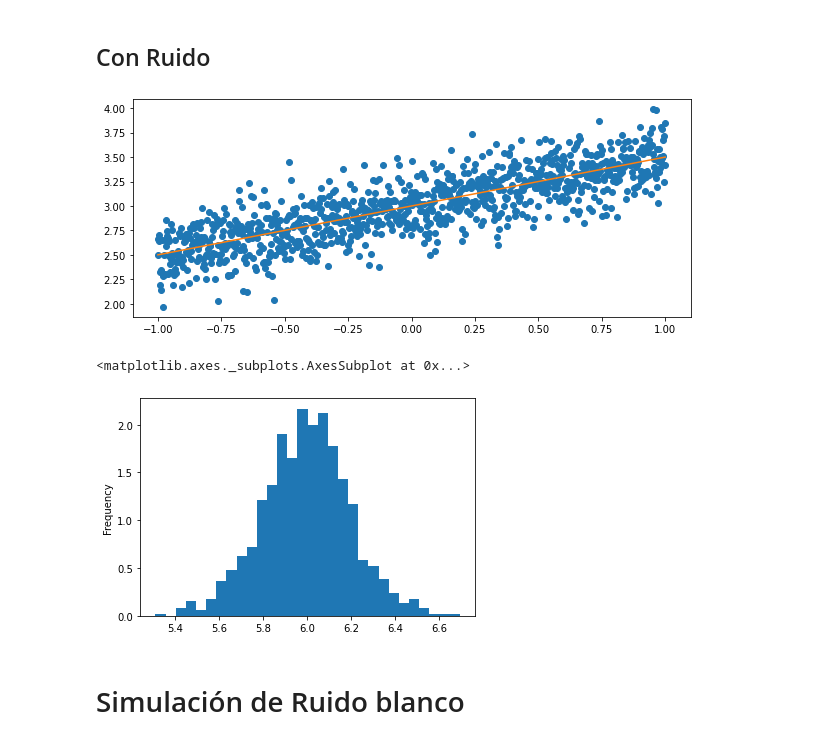
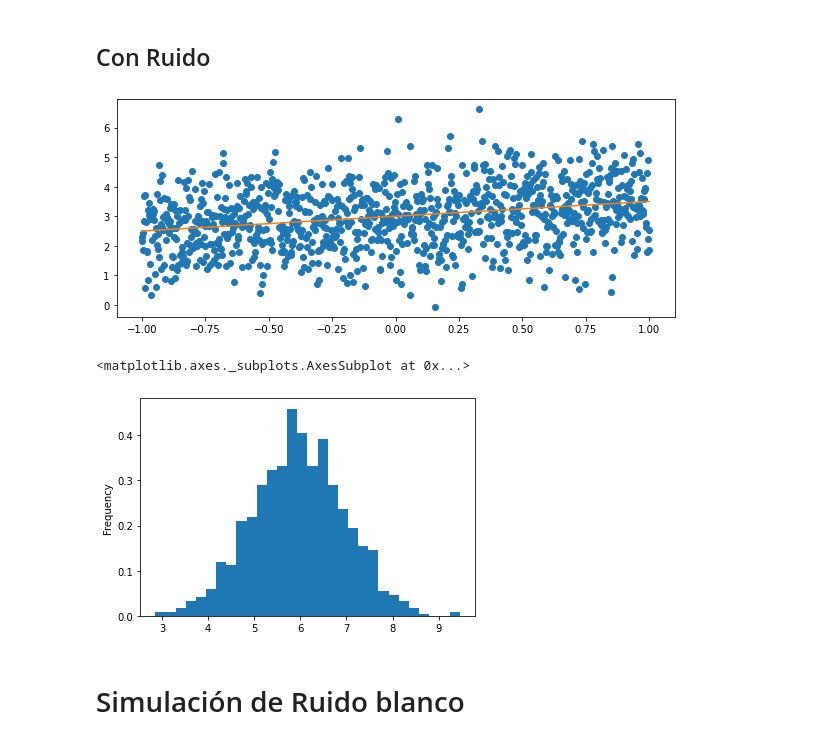
Before and after one commit to AnIsAsPe/Prediccion_de_Riesgo_python, a Jupyter notebook: notebooks/regresión,_ruido_y_series_de_tiempo.ipynb, the cells around one changed output. Drawn from its saved outputs; the diff is of its cells as text; code cells hidden in the pictures.

```diff
--- a/notebooks/regresión,_ruido_y_series_de_tiempo.ipynb
+++ b/notebooks/regresión,_ruido_y_series_de_tiempo.ipynb
@@ -47,22 +47,22 @@ plt.show()
 # %%
 m = 0.5
 b = 3
-sigma = 0.2
+sigma = 1
 
 fig = plt.figure(figsize = (10, 4))
 xs, ys = genera_puntos_regresion(m, b, sigma, size=1000)
 
 plt.plot(xs, ys, 'o')
 plt.plot(xs, m * xs + b)
 plt.show()
 # %% [output]
-[figure, old version]
+[figure, new version]
 # %%
 errores = ys -  m * xs + b
 pd.Series(errores).plot.hist(bins=30, density = True)
 # %% [output]
 <matplotlib.axes._subplots.AxesSubplot at 0x...>
-[figure, old version]
+[figure, new version]
 # %% [markdown]
 # Simulación de Ruido blanco
 # %% [markdown]
```
Also changed, not shown: parts of 12 cells of this notebook.
